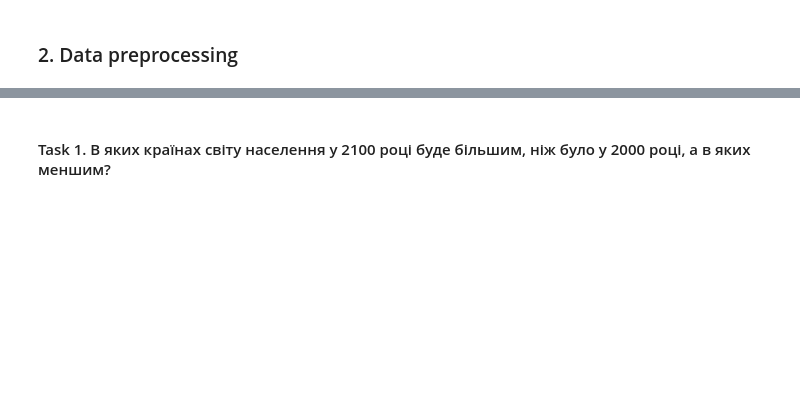
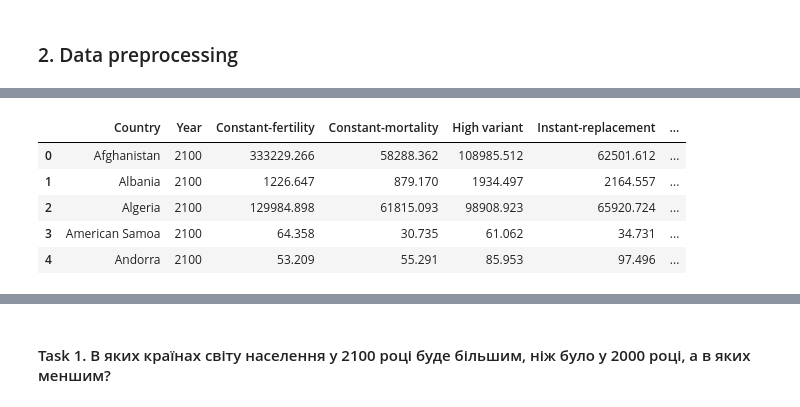
Before and after one commit to markilebyak/UCU_Visualization, a Jupyter notebook: HW3/HW3.ipynb, the cells around one changed output, grey strips where cells are left out. Saved outputs shown, nothing was run; the diff lists cells and outputs as text; code cells hidden in the pictures; blank space fills up the shorter version.

```diff
--- a/HW3/HW3.ipynb
+++ b/HW3/HW3.ipynb
@@ -99,0 +118,3 @@ df = df.reset_index()
+# %%
+df_2000 = df[(df["Year"] == 2000)].copy(deep=True)
+df_2100 = df[(df["Year"] == 2100)].copy(deep=True)
@@ -100,3 +131,13 @@ df = df.reset_index()
+# %%
+df_2000 = df_2000.rename(columns = {'country': 'Country'}, inplace = False)
+df_2100 = df_2100.rename(columns = {'country': 'Country'}, inplace = False)
 # %%
-df = df.rename_axis(None, axis=1)
-df = df.rename(columns = {'country': 'Country'}, inplace = False)
+df_2000 = df_2000.pivot_table(index=['Country','Year'],
+            columns=['variant'], values='population')
+df_2100 = df_2100.pivot_table(index=['Country','Year'],
+            columns=['variant'], values='population')
+df_2000 = df_2000.reset_index()
+df_2100 = df_2100.reset_index()
+# %%
+df_2000 = df_2000.rename_axis(None, axis=1)
+df_2100 = df_2100.rename_axis(None, axis=1)
@@ -102,0 +153,9 @@ df = df.rename(columns = {'country': 'Country'}, inplace = False)
+# %%
+df_2100.head()
+# %% [output]
+|  | Country | Year | Constant-fertility | Constant-mortality | High variant | Instant-replacement | ... |
+| 0 | Afghanistan | 2100 | 333229.266 | 58288.362 | 108985.512 | 62501.612 | ... |
+| 1 | Albania | 2100 | 1226.647 | 879.170 | 1934.497 | 2164.557 | ... |
+| 2 | Algeria | 2100 | 129984.898 | 61815.093 | 98908.923 | 65920.724 | ... |
+| 3 | American Samoa | 2100 | 64.358 | 30.735 | 61.062 | 34.731 | ... |
+| 4 | Andorra | 2100 | 53.209 | 55.291 | 85.953 | 97.496 | ... |
```
Also changed, not shown: parts of 30 cells of this notebook, 3 other files.
